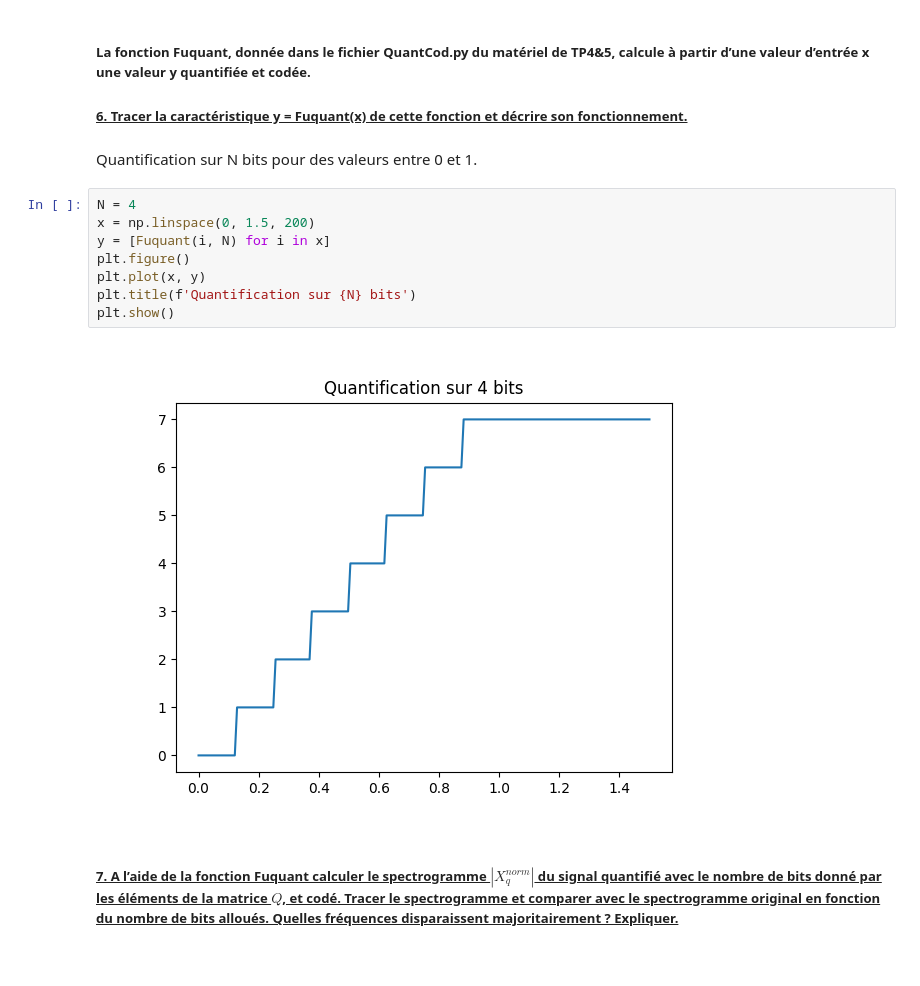
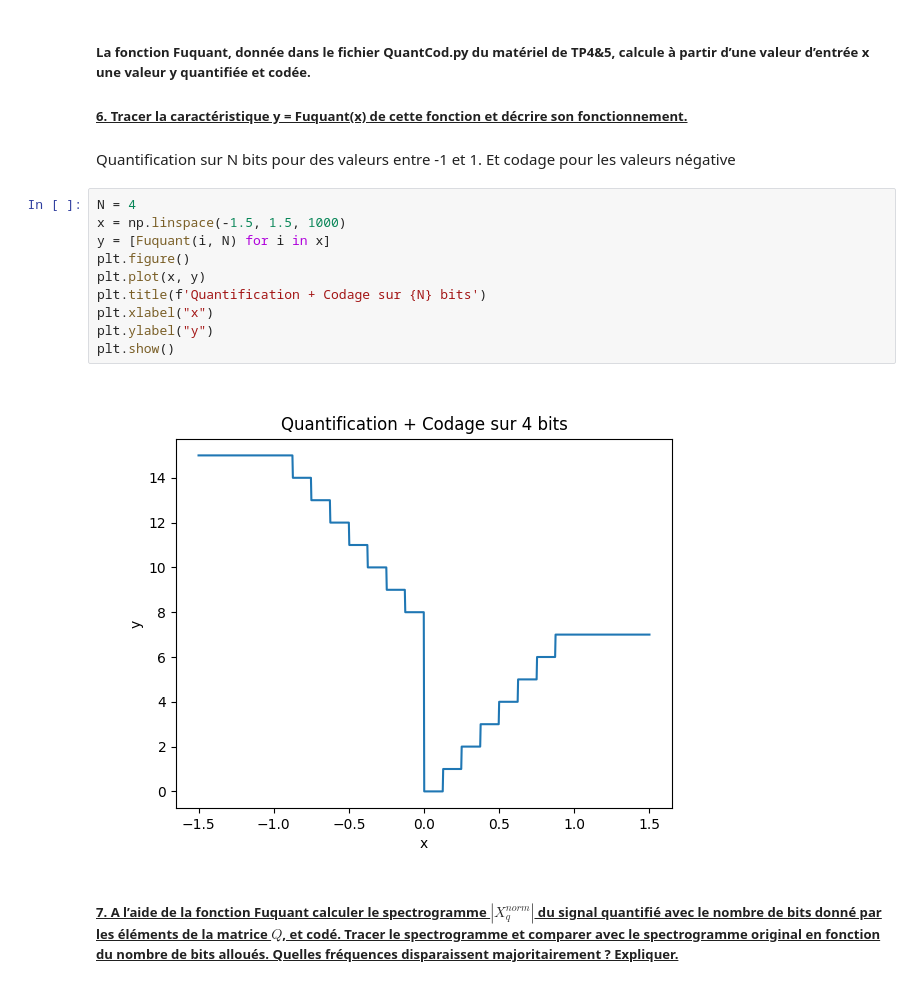
Before and after one commit to SharaineMALARVIJY/S1_Traitement_du_son, a Jupyter notebook: TP4et5/TP4_Son1.ipynb, the cells around one changed output. Cells and saved outputs as stored; diff of their text form.

```diff
--- a/TP4et5/TP4_Son1.ipynb
+++ b/TP4et5/TP4_Son1.ipynb
@@ -150,17 +151,20 @@ plt.show()
 ##### La fonction Fuquant, donnée dans le fichier QuantCod.py du matériel de TP4&5, calcule à partir d’une valeur d’entrée x une valeur y quantifiée et codée.
 ##### <u>6. Tracer la caractéristique y = Fuquant(x) de cette fonction et décrire son fonctionnement.</u>
 # %% [markdown]
-Quantification sur N bits pour des valeurs entre 0 et 1.
+Quantification sur N bits pour des valeurs entre -1 et 1.
+Et codage pour les valeurs négative
 # %%
 N = 4
-x = np.linspace(0, 1.5, 200)
+x = np.linspace(-1.5, 1.5, 1000)
 y = [Fuquant(i, N) for i in x]
 plt.figure()
 plt.plot(x, y)
-plt.title(f'Quantification sur {N} bits')
+plt.title(f'Quantification + Codage sur {N} bits')
+plt.xlabel("x")
+plt.ylabel("y")
 plt.show()
 # %% [output]
-[figure, old version]
+[figure, new version]
 # %% [markdown]
 ##### <u>7. A l’aide de la fonction Fuquant calculer le spectrogramme $|X_q^{norm}|$ du signal quantifié avec le nombre de bits donné par les éléments de la matrice $Q$, et codé. Tracer le spectrogramme et comparer avec le spectrogramme original en fonction du nombre de bits alloués. Quelles fréquences disparaissent majoritairement ? Expliquer.
 # %%
```
Also changed, not shown: parts of 2 cells of this notebook.
